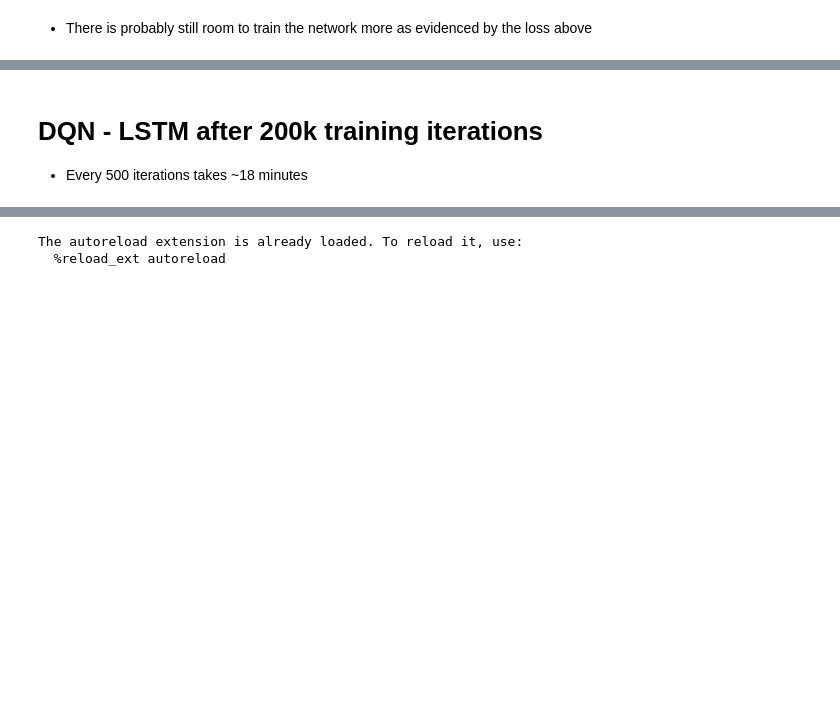
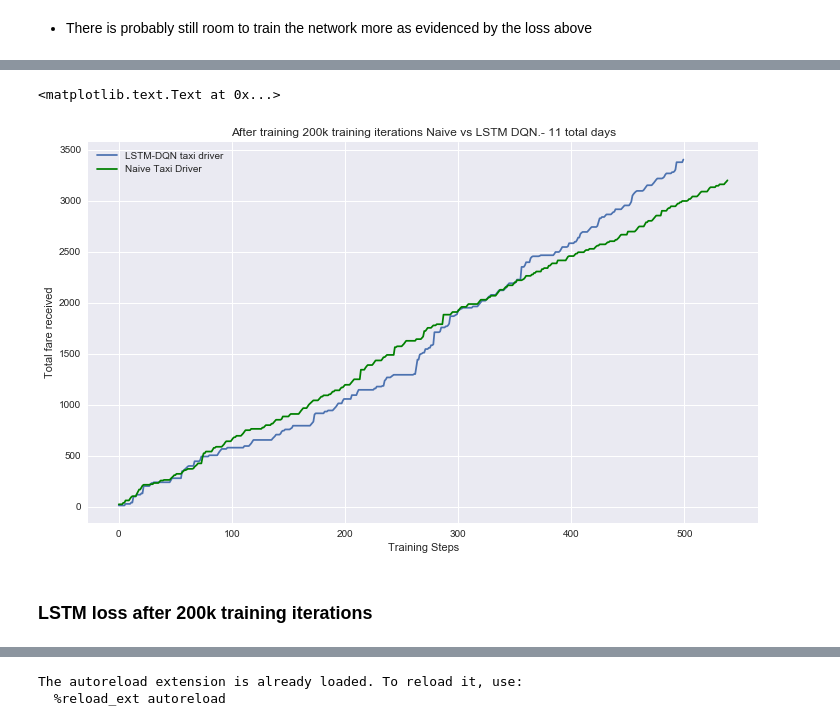
Before and after one commit to jonhilgart22/UNH-projects, a Jupyter notebook: deep_learning/notebooks/NYC_Maximize_Taxi_Cab_Fare_With_Reinforcement_Learning.ipynb, the cells around one changed output, grey strips where cells are left out. Drawn from its saved outputs; the diff is of its cells as text; code cells hidden in the pictures; blank space fills up the shorter version.

```diff
--- a/deep_learning/notebooks/NYC_Maximize_Taxi_Cab_Fare_With_Reinforcement_Learning.ipynb
+++ b/deep_learning/notebooks/NYC_Maximize_Taxi_Cab_Fare_With_Reinforcement_Learning.ipynb
@@ -1006,3 +1046,13 @@ plt.xlabel('Training number')
+# %%
+plt.figure(figsize=(12,7))
+plt.plot(total_fare_received_over_time_lstm, label = 'LSTM-DQN taxi driver')
+plt.plot(naive_fare_over_time_lstm, color='green',label='Naive Taxi Driver')
+plt.legend()
+plt.title('After training 200k training iterations Naive vs LSTM DQN.- {} total days'.format(days_driven_lstm))
+plt.ylabel('Total fare received')
+plt.xlabel('Training Steps')
+# %% [output]
+<matplotlib.text.Text at 0x...>
+[figure, added]
 # %% [markdown]
-# DQN - LSTM after 200k training iterations
-- Every 500 iterations takes ~18 minutes
+### LSTM loss after  200k training iterations
```
Also changed, not shown: parts of 53 cells of this notebook, 15 other files.
